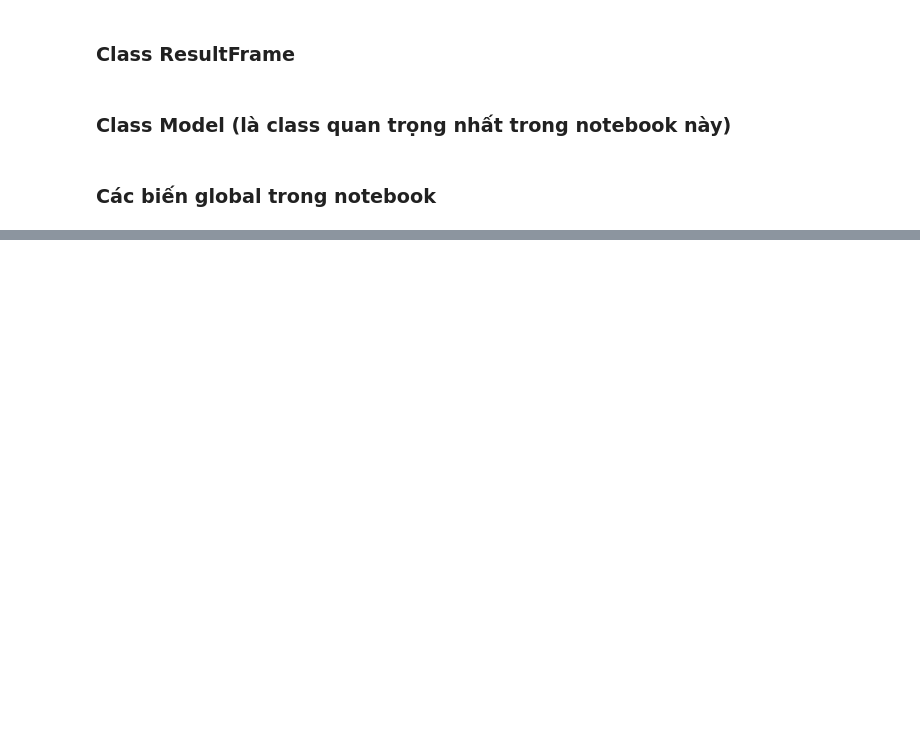
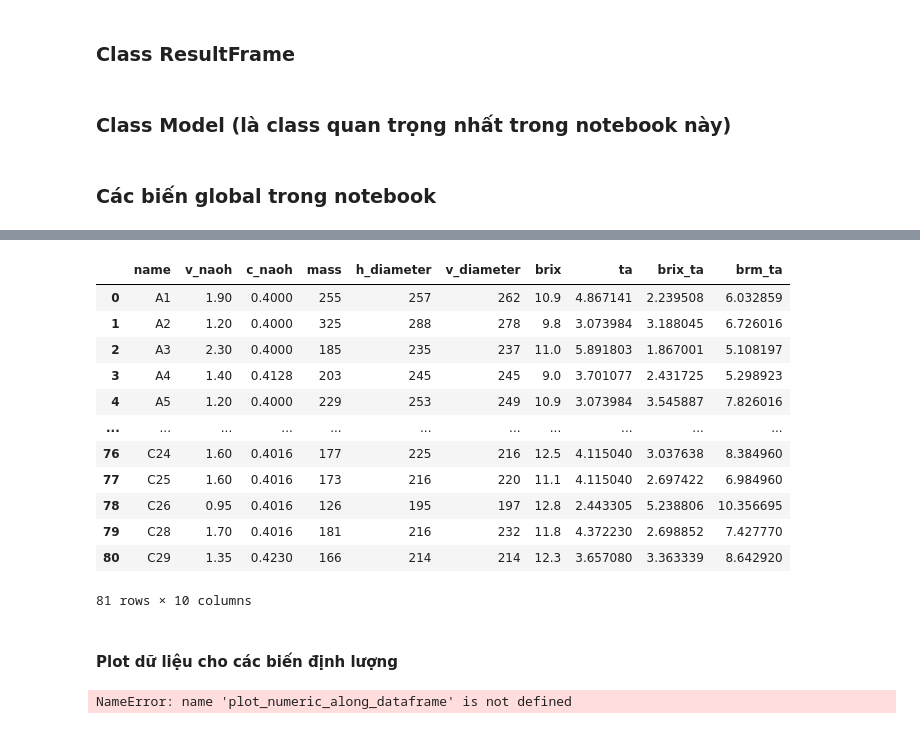
Before and after one commit to DucTrung1802/DS, a Jupyter notebook: Orange/main_orange.ipynb, the cells around one changed output, grey strips where cells are left out. Drawn from its saved outputs; the diff is of its cells as text; code cells hidden in the pictures; blank space fills up the shorter version.

```diff
--- a/Orange/main_orange.ipynb
+++ b/Orange/main_orange.ipynb
@@ -522,0 +694,2 @@ class Model(Utilities):
+# %%
+raw_df = pd.read_excel("orange_data.xlsx", sheet_name=0)
@@ -522,0 +719,15 @@ class Model(Utilities):
+# %%
+new_column_names = {
+    "Name": "name",
+    "p": "v_naoh",
+    "C NaOH": "c_naoh",
+    "Khối lượng(g)": "mass",
+    "Đường kính ngang(mm)": "h_diameter",
+    "Đường kính dọc(mm)": "v_diameter",
+    "Độ đường (Brix %)": "brix",
+    "TA (%)": "ta",
+    "Brix:TA": "brix_ta",
+    "BrmTA": "brm_ta",
+}
+
+std_col_name_dataframe = raw_df.rename(columns=new_column_names)
@@ -522,0 +783,26 @@ class Model(Utilities):
+# %%
+list_dataset["orange_std_col_name"] = Dataset(
+    "orange_std_col_name", std_col_name_dataframe, ScalerType.Raw_
+)
+# %%
+list_dataset["orange_std_col_name"].get_dataframe()
+# %% [output]
+|  | name | v_naoh | c_naoh | mass | h_diameter | v_diameter | brix | ta | brix_ta | brm_ta |
+| 0 | A1 | 1.90 | 0.4000 | 255 | 257 | 262 | 10.9 | 4.867141 | 2.239508 | 6.032859 |
+| 1 | A2 | 1.20 | 0.4000 | 325 | 288 | 278 | 9.8 | 3.073984 | 3.188045 | 6.726016 |
+| 2 | A3 | 2.30 | 0.4000 | 185 | 235 | 237 | 11.0 | 5.891803 | 1.867001 | 5.108197 |
+| 3 | A4 | 1.40 | 0.4128 | 203 | 245 | 245 | 9.0 | 3.701077 | 2.431725 | 5.298923 |
+| 4 | A5 | 1.20 | 0.4000 | 229 | 253 | 249 | 10.9 | 3.073984 | 3.545887 | 7.826016 |
+| ... | ... | ... | ... | ... | ... | ... | ... | ... | ... | ... |
+| 76 | C24 | 1.60 | 0.4016 | 177 | 225 | 216 | 12.5 | 4.115040 | 3.037638 | 8.384960 |
+| 77 | C25 | 1.60 | 0.4016 | 173 | 216 | 220 | 11.1 | 4.115040 | 2.697422 | 6.984960 |
+| 78 | C26 | 0.95 | 0.4016 | 126 | 195 | 197 | 12.8 | 2.443305 | 5.238806 | 10.356695 |
+| 79 | C28 | 1.70 | 0.4016 | 181 | 216 | 232 | 11.8 | 4.372230 | 2.698852 | 7.427770 |
+| 80 | C29 | 1.35 | 0.4230 | 166 | 214 | 214 | 12.3 | 3.657080 | 3.363339 | 8.642920 |
+81 rows × 10 columns
+# %% [markdown]
+#### Plot dữ liệu cho các biến định lượng
+# %%
+plot_numeric_along_dataframe
+# %% [output]
+NameError: name 'plot_numeric_along_dataframe' is not defined
```
Also changed, not shown: parts of 25 cells of this notebook, 1 other file.
